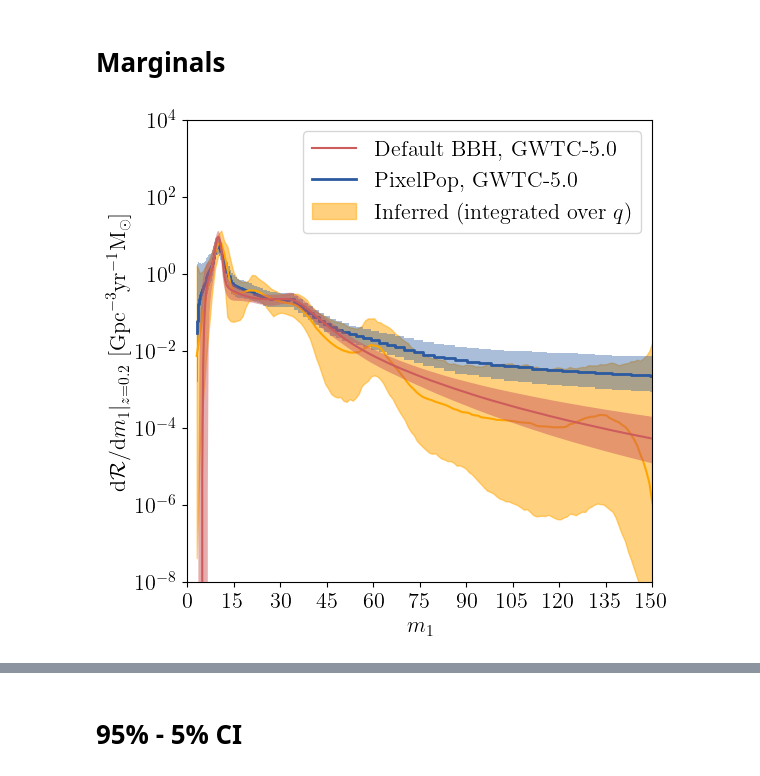
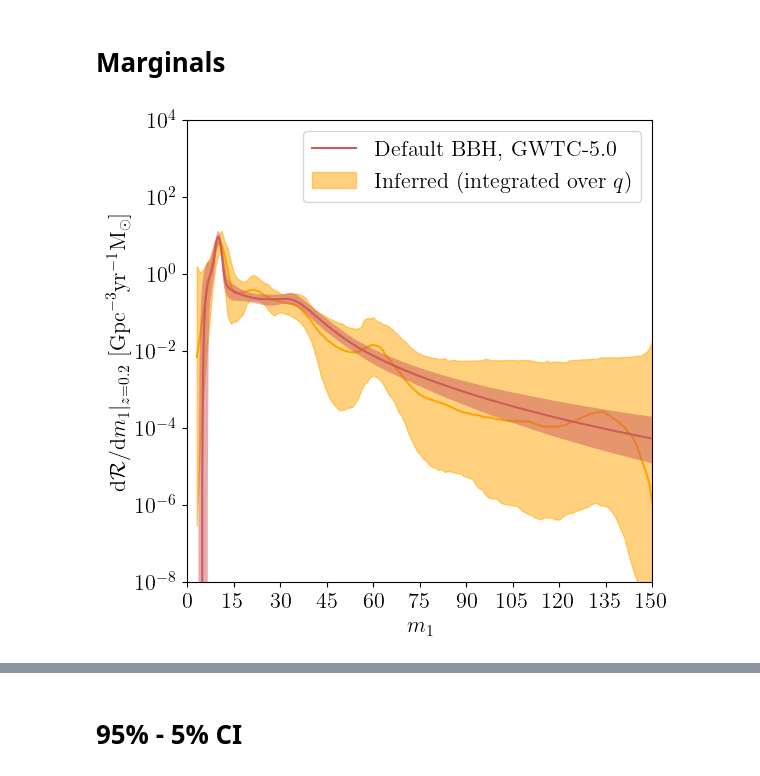
Before and after one commit to TristanBruel/Delaunay_for_GWs, a Jupyter notebook: gwtc5/gwax_samples/postprocess_gwtc5_m1_q.ipynb, the cells around one changed output, grey strips where cells are left out. Cells and saved outputs as stored; diff of their text form; code cells hidden in the pictures.

```diff
--- a/gwtc5/gwax_samples/postprocess_gwtc5_m1_q.ipynb
+++ b/gwtc5/gwax_samples/postprocess_gwtc5_m1_q.ipynb
@@ -506,7 +506,7 @@ plt.close()
 # %% [markdown]
 ### Injections
 # %%
-injections_file = np.load("./z_m1_q/gwtc5_injections_full.npz")
+injections_file = np.load("./gwtc5_injections_full.npz")
 detected_injections = np.vstack(
     [injections_file[key + "s"] for key in parameter_keys]
 ).T
@@ -524,8 +524,8 @@ Number of detected injections for GWTC-3: 1.58e+06
 # %% [markdown]
 ## Compute rate over grids
 # %%
-m1_grid = np.linspace(m1_min, m1_max, 150)
-q_grid = np.linspace(q_min, q_max, 101)
+m1_grid = np.linspace(m1_min, m1_max, 148)
+q_grid = np.linspace(q_min, q_max, 51)
 
 X, Y = np.meshgrid(m1_grid, q_grid)
 grid = np.c_[X.ravel(), Y.ravel()]
@@ -605,12 +605,12 @@ ax.fill_between(strong_bbh_O4b_m1_grid,
         np.quantile(redshift_factor_strong_bbh_o4b * strong_bbh_O4b_Rm1, 0.05, axis=0),
         np.quantile(redshift_factor_strong_bbh_o4b * strong_bbh_O4b_Rm1, 0.95, axis=0),
         color=spm_color, edgecolor=None, alpha=0.5, zorder=5)
-ax.step(np.exp(pixelpop_m1_grid), np.quantile(redshift_factor_pixelpop_m1 * pixelpop_Rm1 /np.exp(pixelpop_m1_grid) , 0.5, axis = 0),
-        color=wpm_color, label='PixelPop, GWTC-5.0', lw=2.0, zorder=2)
-ax.fill_between(np.exp(pixelpop_m1_grid),
-        np.quantile(redshift_factor_pixelpop_m1 * pixelpop_Rm1 / np.exp(pixelpop_m1_grid) , 0.05, axis = 0),
-        np.quantile(redshift_factor_pixelpop_m1 * pixelpop_Rm1 / np.exp(pixelpop_m1_grid), 0.95, axis = 0),
-        color=wpm_color, edgecolor=None, alpha=0.4, step='pre', zorder=2)
+# ax.step(np.exp(pixelpop_m1_grid), np.quantile(redshift_factor_pixelpop_m1 * pixelpop_Rm1 /np.exp(pixelpop_m1_grid) , 0.5, axis = 0),
+#         color=wpm_color, label='PixelPop, GWTC-5.0', lw=2.0, zorder=2)
+# ax.fill_between(np.exp(pixelpop_m1_grid),
+#         np.quantile(redshift_factor_pixelpop_m1 * pixelpop_Rm1 / np.exp(pixelpop_m1_grid) , 0.05, axis = 0),
+#         np.quantile(redshift_factor_pixelpop_m1 * pixelpop_Rm1 / np.exp(pixelpop_m1_grid), 0.95, axis = 0),
+#         color=wpm_color, edgecolor=None, alpha=0.4, step='pre', zorder=2)
 
 dNdm1_zeval = np.sum(np.exp(log_d2N_dm1dq), axis=1) *dq
 dRdm1_zeval = dNdm1_zeval *toRate_at_zeval[:,None]
@@ -619,32 +619,33 @@ median_dRdm1 = np.quantile(dRdm1_zeval, 0.5, axis=0)
 high_dRdm1 = np.quantile(dRdm1_zeval, 0.95, axis=0)
 
 ax.plot(m1_grid, median_dRdm1, color="orange")
 ax.fill_between(m1_grid, low_dRdm1, high_dRdm1,
                 color="orange", alpha=0.5,
                 label=r'Inferred (integrated over $q$)',
                 )
 
 # dRdm1_prior_zeval = np.sum(np.exp(square_rate_prior[:,zeval_ind,:,:])
 #                            *to_comoving_volume[zeval_ind], axis=2) *dq
 # low_dRdm1_prior = np.quantile(dRdm1_prior_zeval, 0.05, axis=0)
 # median_dRdm1_prior = np.quantile(dRdm1_prior_zeval, 0.5, axis=0)
 # high_dRdm1_prior = np.quantile(dRdm1_prior_zeval, 0.95, axis=0)
 # ax.plot(m1_grid, median_dRdm1_prior, color="forestgreen", alpha=0.5)
 # ax.fill_between(m1_grid, low_dRdm1_prior, high_dRdm1_prior,
 #                 color="forestgreen", alpha=0.25,
 #                 label='Induced prior',
 #                 )
 
 ax.set_xlabel(r'$m_1$')
 ax.set_xlim(xmin=m1_min, xmax=m1_max)
 ax.set_xticks(np.linspace(0,m1_max,int(m1_max/15)+1))
 ax.set_ylabel(r'$\mathrm{d}\mathcal{R}/\mathrm{d}m_1 |_{z=%.1f}\ [\mathrm{Gpc}^{-3}\mathrm{yr}^{-1}\mathrm{M}_\odot]$' %zeval)
 ax.set_yscale('log')
 #ax.set_box_aspect(1)
 ax.set_ylim(ymin=1e-8, ymax=1e4)
+ax.legend(loc='best')
 
-ax.legend(loc='best')
+plt.savefig('m1_q/m1_marginal.png', dpi=1200, bbox_inches='tight')
 plt.show()
 plt.close()
 # %% [output]
-[figure, old version]
+[figure, new version]
```
Also changed, not shown: parts of 7 cells of this notebook, 8 other files.
